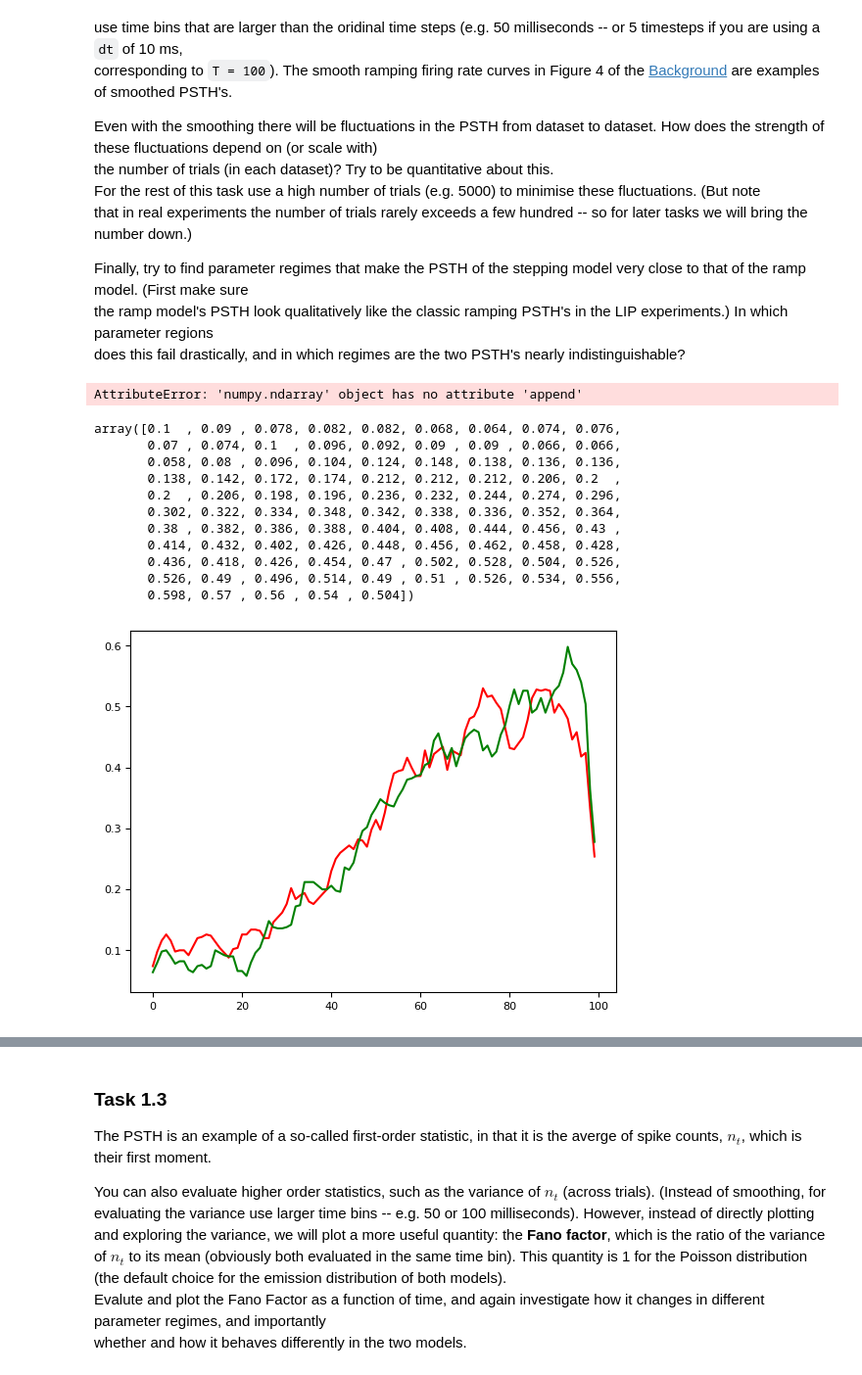
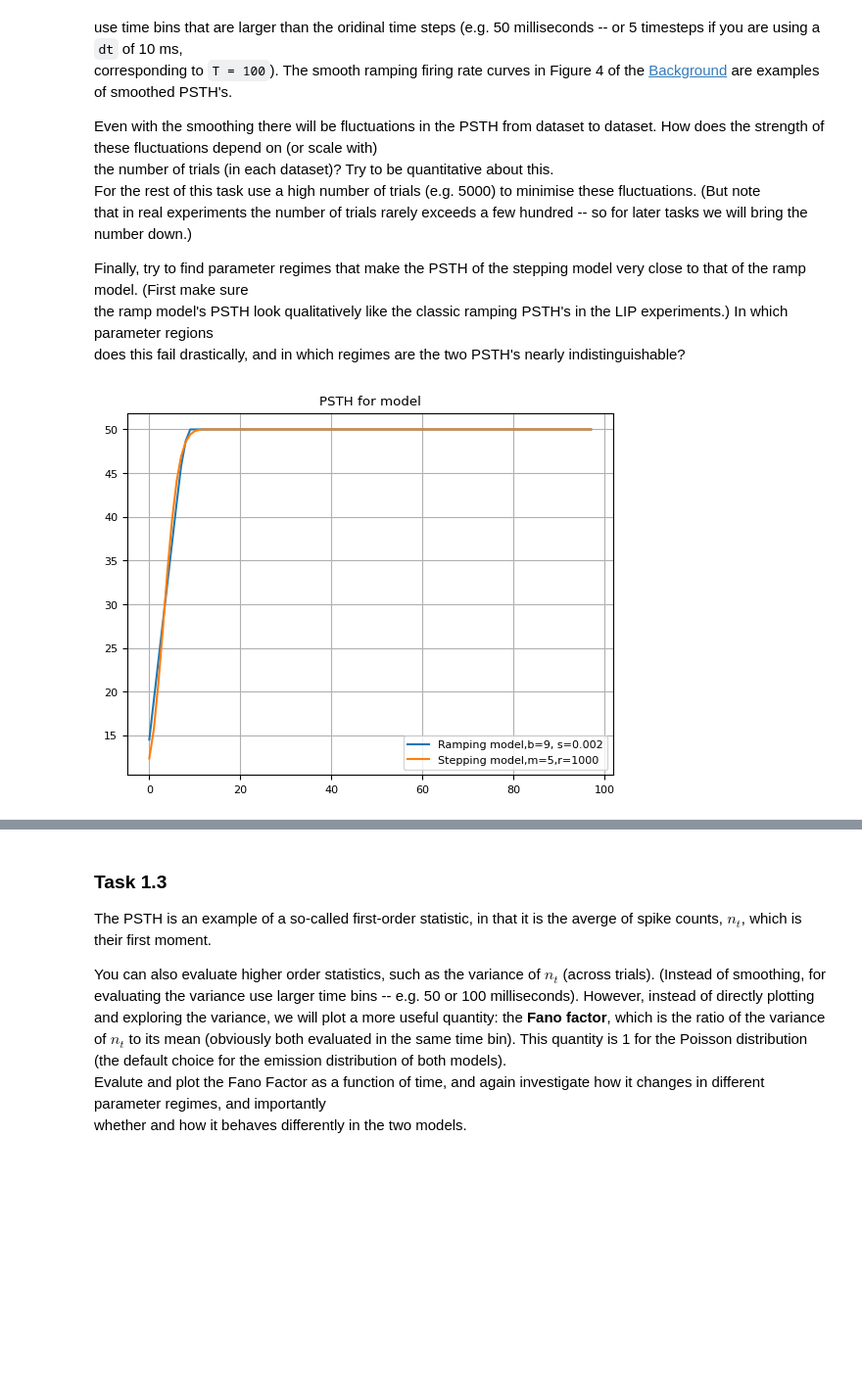
Before and after one commit to eduardburlacu/Statistics, a Jupyter notebook: (Main)_GG3_project.ipynb, the cells around one changed output, grey strips where cells are left out. Shown at 98% size. Saved outputs shown, nothing was run; the diff lists cells and outputs as text; code cells hidden in the pictures; blank space fills up the shorter version.

```diff
--- a/(Main)_GG3_project.ipynb
+++ b/(Main)_GG3_project.ipynb
@@ -460,29 +433,36 @@ box_pts = 5
-# %%
-for N_trials in range(100, 500, 100):
-  ma_vecs = np.ndarray(shape=())
-  for i in range(10):
-    spikes,jumps,rates=step_model.simulate(N_trials,T)
-    mean_spikes = np.mean(spikes, axis=0)
-    cumsum_vec = np.cumsum(mean_spikes)
-    ma_vec = (cumsum_vec[box_pts:] - cumsum_vec[:-box_pts]) / box_pts
-    ma_vecs.append(ma_vec)
-  ma_vecs_mean = np.mean(ma_vecs, axis=0)
-  plt.plot(ma_vecs_mean)
-# %% [output]
-AttributeError: 'numpy.ndarray' object has no attribute 'append'
-# %%
-generate_psth(step_model, N_trials, T, box_pts)
-generate_psth(ramp_model, N_trials, T, box_pts, color = 'g-')
-# %% [output]
-array([0.1  , 0.09 , 0.078, 0.082, 0.082, 0.068, 0.064, 0.074, 0.076,
-       0.07 , 0.074, 0.1  , 0.096, 0.092, 0.09 , 0.09 , 0.066, 0.066,
-       0.058, 0.08 , 0.096, 0.104, 0.124, 0.148, 0.138, 0.136, 0.136,
-       0.138, 0.142, 0.172, 0.174, 0.212, 0.212, 0.212, 0.206, 0.2  ,
-       0.2  , 0.206, 0.198, 0.196, 0.236, 0.232, 0.244, 0.274, 0.296,
-       0.302, 0.322, 0.334, 0.348, 0.342, 0.338, 0.336, 0.352, 0.364,
-       0.38 , 0.382, 0.386, 0.388, 0.404, 0.408, 0.444, 0.456, 0.43 ,
-       0.414, 0.432, 0.402, 0.426, 0.448, 0.456, 0.462, 0.458, 0.428,
-       0.436, 0.418, 0.426, 0.454, 0.47 , 0.502, 0.528, 0.504, 0.526,
-       0.526, 0.49 , 0.496, 0.514, 0.49 , 0.51 , 0.526, 0.534, 0.556,
-       0.598, 0.57 , 0.56 , 0.54 , 0.504])
-[figure, removed]
+# %%
+def moving_average(arr, window_size):
+    # Define the kernel for convolution
+    kernel = np.ones(window_size) / window_size
+
+    # Perform convolution along axis 2
+    return np.apply_along_axis(lambda m: np.convolve(m, kernel, mode='valid'), axis=1, arr=arr)
+
+#Plot PSTH
+def plot_psth(rates,window_size = 5,typed=""):
+  # Compute the moving average along axis 2
+  ma = moving_average(rates, window_size)
+  #Sample averaging
+  psth=np.mean(ma,axis=0)
+  plt.plot(np.arange(psth.size),psth,label=typed)
+# %%
+beta = 9
+sigma = 0.002
+x0 = 0.2
+m=5
+r=1000
+
+step_model = models.StepModel(m=m, r=r, x0=x0)
+ramp_model = models.RampModel(beta=beta, sigma=sigma, x0=x0)
+# %%
+spikes_s,jumps,rates_s = step_model.simulate(1000,100)
+spikes_r, xs, rates_r = ramp_model.simulate(1000,100)
+# %%
+plot_psth(rates_r, window_size=3,typed=f"Ramping model,b={round(beta,1)}, s={sigma}")
+plot_psth(rates_s, window_size=3,typed=f"Stepping model,m={round(m,1)},r={round(r,1)}")
+plt.grid()
+plt.title("PSTH for model")
+plt.legend()
+plt.show()
+# %% [output]
+[figure, added]
```
Also changed, not shown: parts of 26 cells of this notebook.
